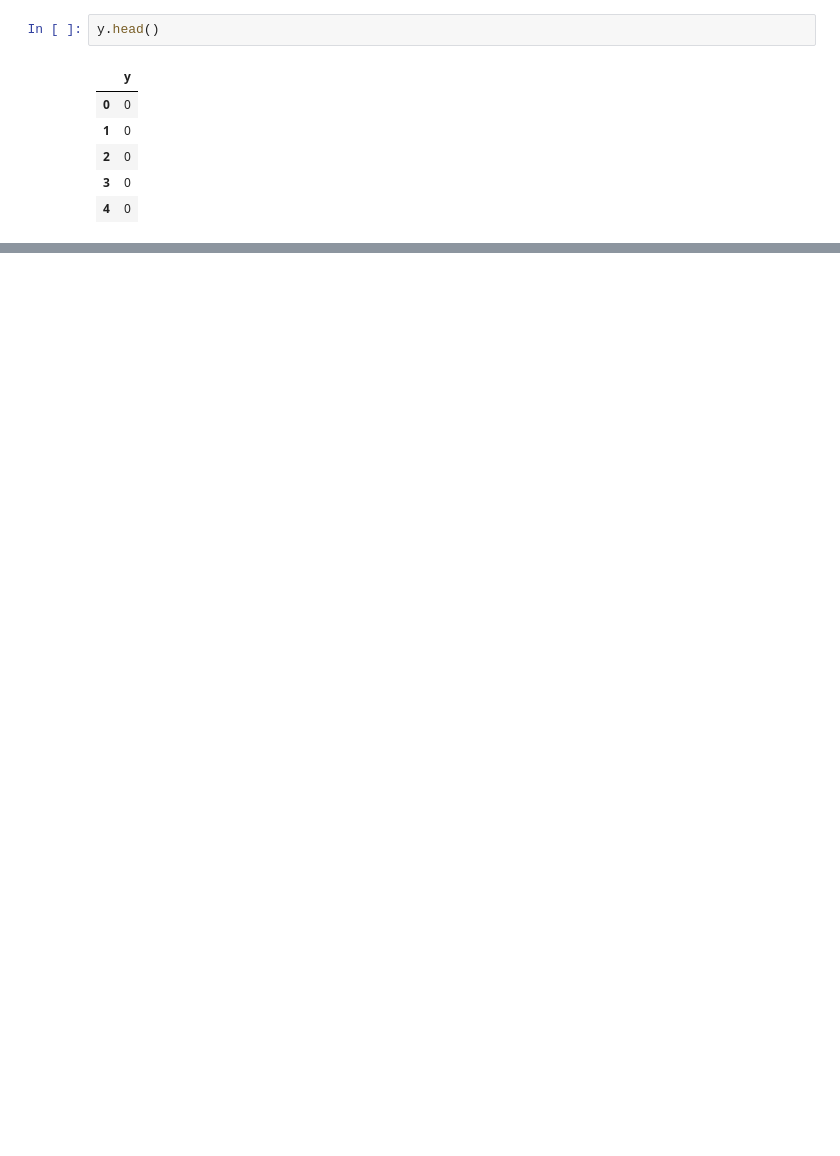
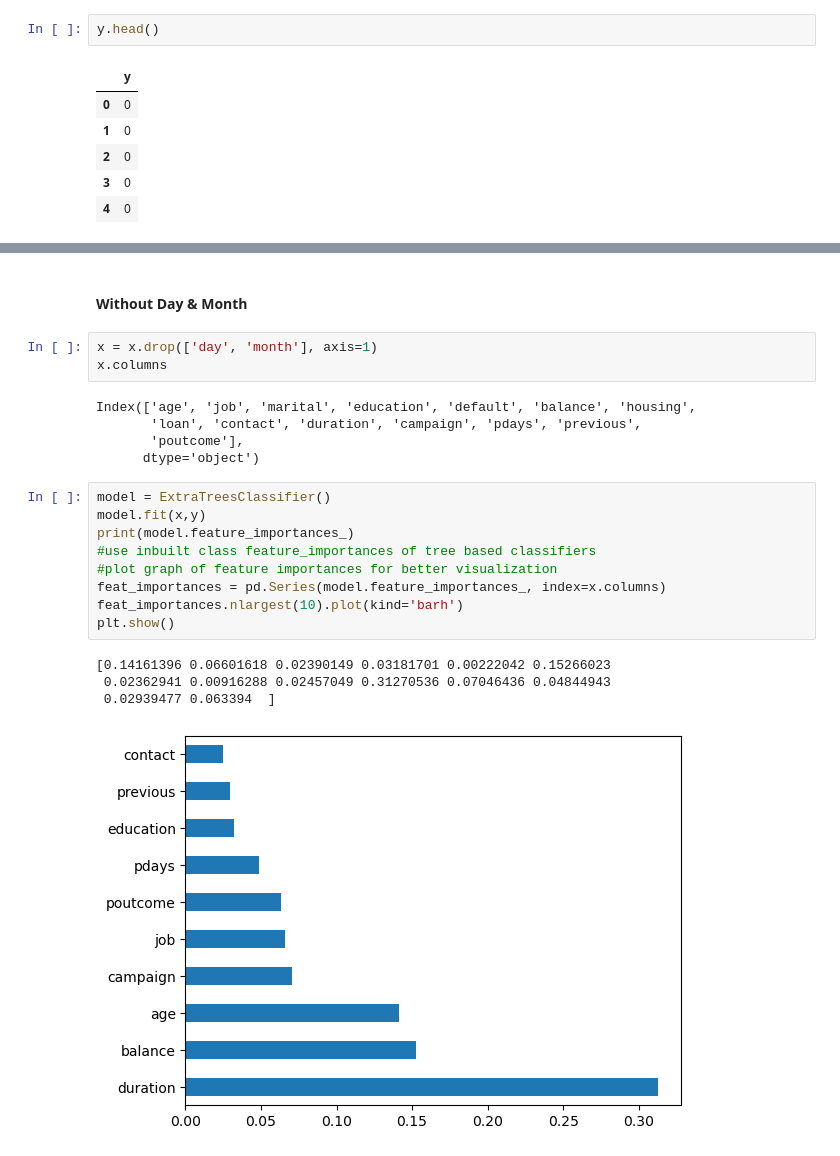
Before and after one commit to swarup4/ml-project, a Jupyter notebook: Logistic Regression/Bank.ipynb, the cells around one changed output, grey strips where cells are left out. Drawn from its saved outputs; the diff is of its cells as text; blank space fills up the shorter version.

```diff
--- a/Logistic Regression/Bank.ipynb
+++ b/Logistic Regression/Bank.ipynb
@@ -184,0 +218,24 @@ ValueError: could not convert string to float: 'management'
+# %% [markdown]
+#### Without Day & Month
+# %%
+x = x.drop(['day', 'month'], axis=1)
+x.columns
+# %% [output]
+Index(['age', 'job', 'marital', 'education', 'default', 'balance', 'housing',
+       'loan', 'contact', 'duration', 'campaign', 'pdays', 'previous',
+       'poutcome'],
+      dtype='object')
+# %%
+model = ExtraTreesClassifier()
+model.fit(x,y)
+print(model.feature_importances_)
+#use inbuilt class feature_importances of tree based classifiers
+#plot graph of feature importances for better visualization
+feat_importances = pd.Series(model.feature_importances_, index=x.columns)
+feat_importances.nlargest(10).plot(kind='barh')
+plt.show()
+# %% [output]
+[0.14161396 0.06601618 0.02390149 0.03181701 0.00222042 0.15266023
+ 0.02362941 0.00916288 0.02457049 0.31270536 0.07046436 0.04844943
+ 0.02939477 0.063394  ]
+[figure, added]
```
Also changed, not shown: parts of 24 cells of this notebook, 6 other files.
